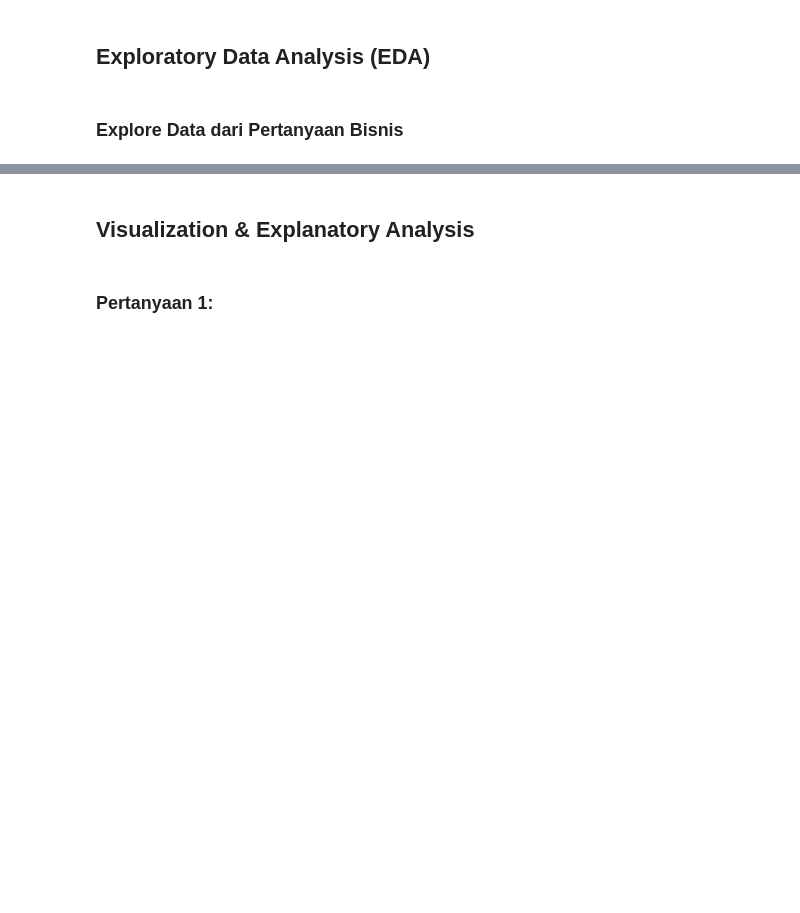
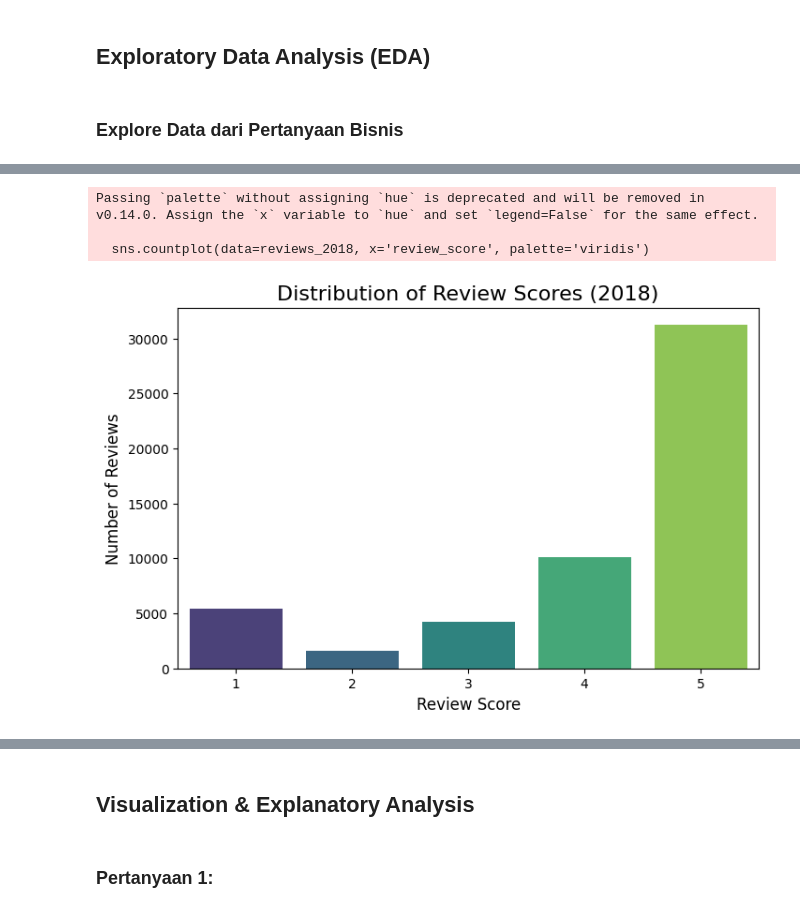
Before and after one commit to fikranaufal/Analisis_Data_Submission, a Jupyter notebook: Proyek_Analisis_Data.ipynb, the cells around one changed output, grey strips where cells are left out. Cells and saved outputs as stored; diff of their text form; code cells hidden in the pictures; blank space fills up the shorter version.

```diff
--- a/Proyek_Analisis_Data.ipynb
+++ b/Proyek_Analisis_Data.ipynb
@@ -178,0 +219,15 @@ q2_worst_5_df = q2_df[q2_df['product_category_name_english'].isin(worst_5_catego
+# %%
+# 2. Bar Chart of Review Scores di 2018
+reviews_2018 = order_reviews_df[order_reviews_df['order_id'].isin(orders_2018['order_id'])]
+
+plt.figure(figsize=(8, 5))
+sns.countplot(data=reviews_2018, x='review_score', palette='viridis')
+plt.title('Distribution of Review Scores (2018)', fontsize=16)
+plt.xlabel('Review Score', fontsize=12)
+plt.ylabel('Number of Reviews', fontsize=12)
+plt.show()
+# %% [output]
+Passing `palette` without assigning `hue` is deprecated and will be removed in v0.14.0. Assign the `x` variable to `hue` and set `legend=False` for the same effect.
+
+  sns.countplot(data=reviews_2018, x='review_score', palette='viridis')
+[figure, added]
```
Also changed, not shown: parts of 12 cells of this notebook, 5 other files.
